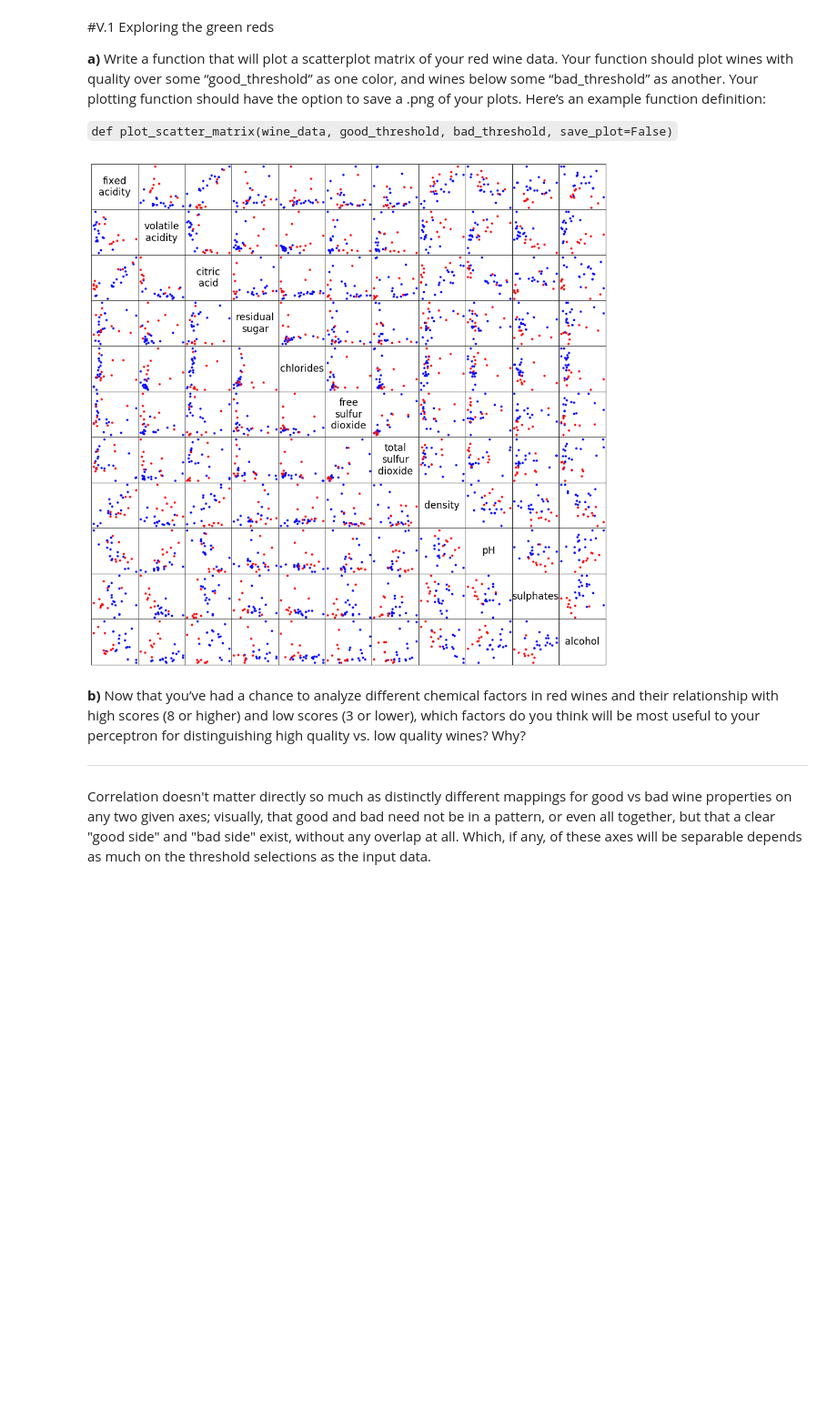
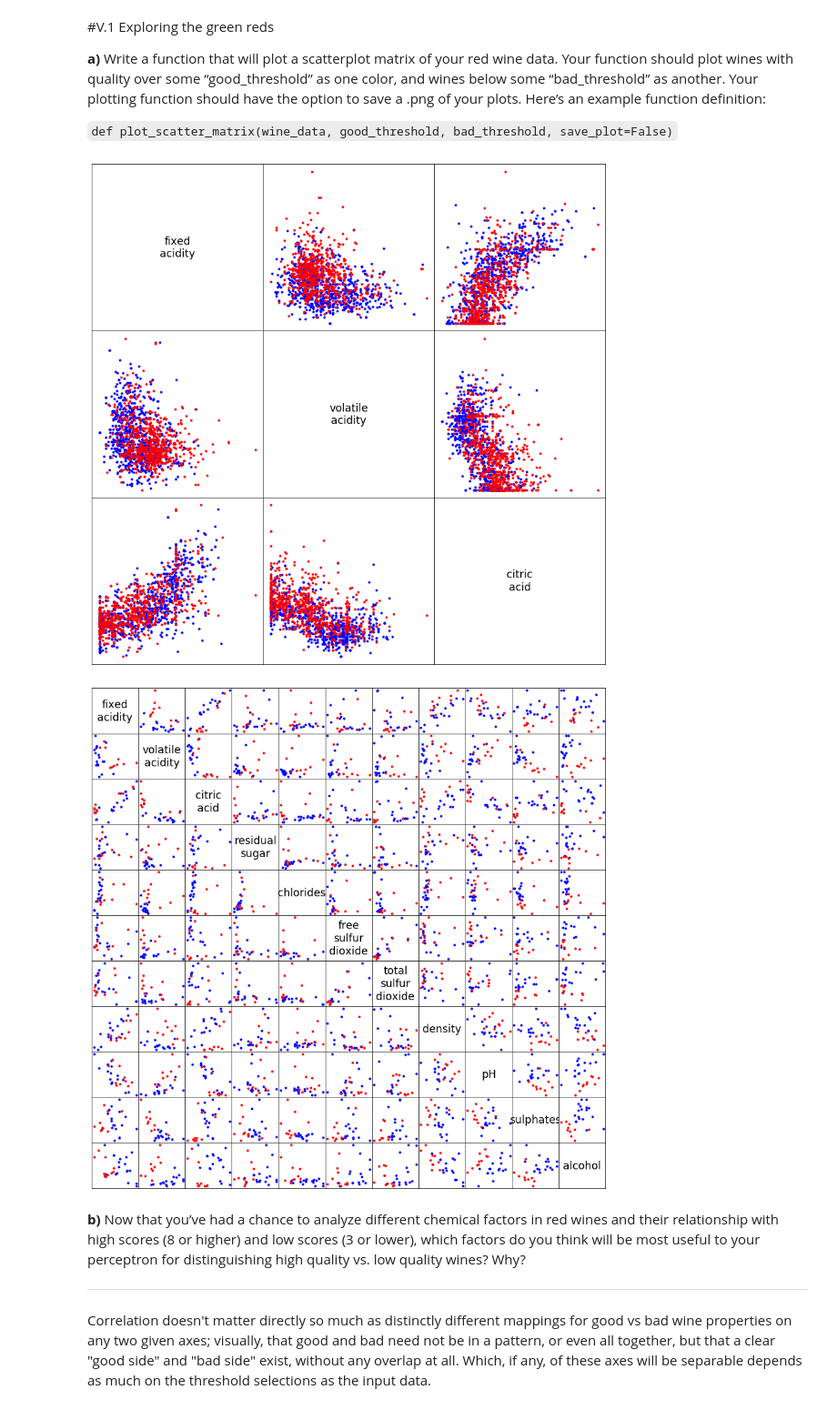
Before and after one commit to DamianDominoDavis/sommalier, a Jupyter notebook: sommalier.ipynb, the cells around one changed output. Shown at 91% size. Drawn from its saved outputs; the diff is of its cells as text; code cells hidden in the pictures; blank space fills up the shorter version.

```diff
--- a/sommalier.ipynb
+++ b/sommalier.ipynb
@@ -12,38 +12,41 @@ have the option to save a .png of your plots. Here’s an example function defin
 # %%
 import matplotlib.pyplot as plt
 import numpy as np
 import pandas
 
-def plot_scatter_matrix(wine_data, good_threshold, bad_threshold, save_plot=False):
+def plot_scatter_matrix(wine_data, good_threshold, bad_threshold, save=False):
     wine_good = wine_data[wine_data.quality >= good_threshold]
     wine_bad = wine_data[wine_data.quality <= bad_threshold]
-    dimens = tuple([x for x in wine_data][:-1])
+    dimens = tuple([x for x in wine_data if x != 'quality'])
+    dlen = len(dimens)
     style_good, style_bad = ('b.', 'r.')
     txt_args = {'size': 'xx-large',
                 'horizontalalignment': 'center',
                 'verticalalignment': 'center'}
-    fig = plt.figure(num=1)
+    fig = plt.figure(figsize=[15, 15])
     fig.subplots_adjust(wspace=0, hspace=0)
-    fig.set_size_inches(1.5*len(dimens), 1.5*len(dimens))
-    ax = fig.subplots(len(dimens), len(dimens))#, sharex='all', sharey='all')
-    for row in range(0, len(dimens)):
-        for col in range(0,len(dimens)):
+    ax = fig.subplots(dlen, dlen)
+    for row in range(0, dlen):
+        for col in range(0,dlen):
             ax[row,col].get_xaxis().set_visible(False)
             ax[row,col].get_yaxis().set_visible(False)
             if row == col:
                 ax[row,col].text(0.5, 0.5, dimens[row].replace(' ', '\n'), txt_args)
             else:
                 ax[row,col].plot(dimens[row], dimens[col], style_good, data=wine_good)
                 ax[row,col].plot(dimens[row], dimens[col], style_bad, data=wine_bad)
-    if save_plot is True:
-        fig.savefig('wine_plot.png', dpi=100)
+    if save:
+        return fig.savefig('wine_plot.png', dpi=100)
 
 
 url = 'https://raw.githubusercontent.com/DamianDominoDavis/sommalier/master/winequality-red.csv'
 csv = pandas.read_csv(url, sep=';')
+small = csv[['fixed acidity', 'volatile acidity', 'citric acid', 'quality']]
+plot_scatter_matrix(small, 6, 5, save=True)
 plot_scatter_matrix(csv, 8, 3)
 # %% [output]
-[figure, old version]
+[figure, new version]
+[figure, added]
 # %% [markdown]
 **b)** Now that you’ve had a chance to analyze different chemical factors in red wines and
 their relationship with high scores (8 or higher) and low scores (3 or lower), which
```
Also changed, not shown: parts of 1 cell of this notebook.
